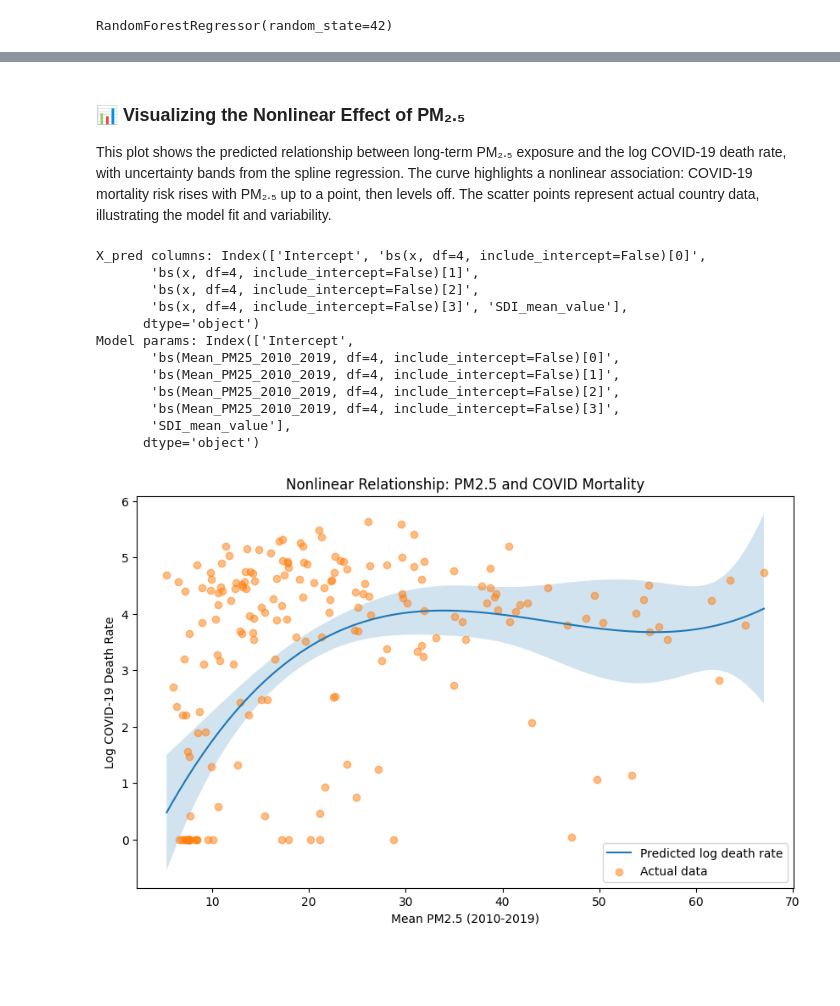
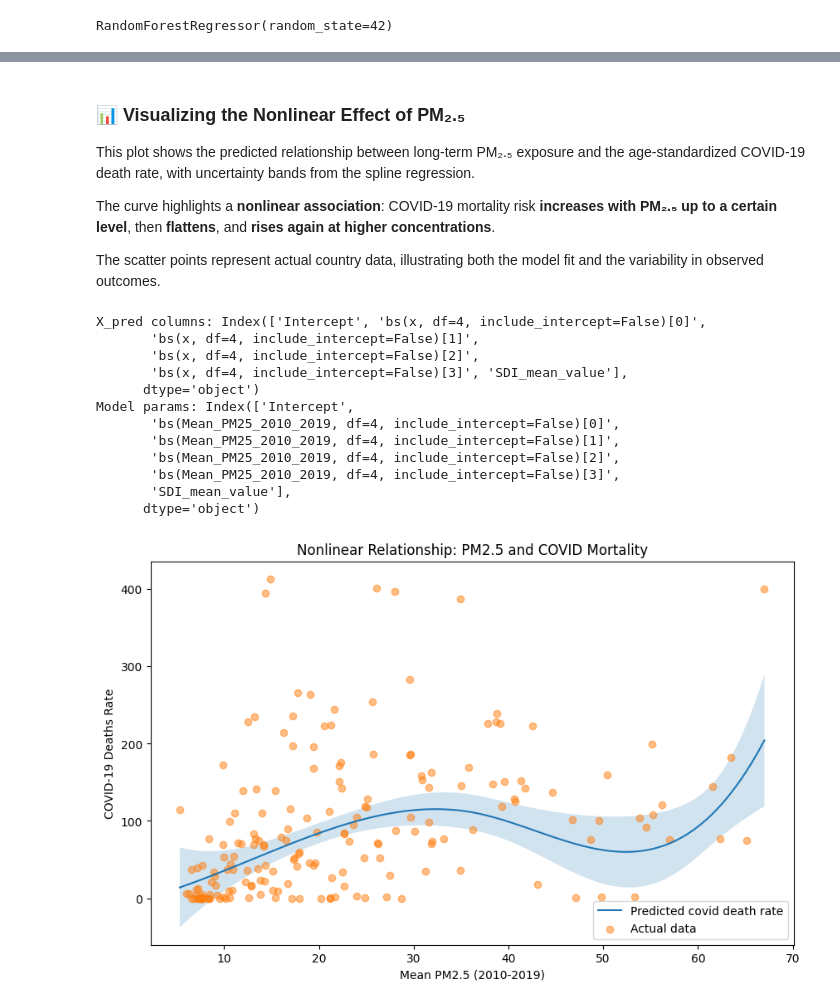
Before and after one commit to ibrahim-sisar/ET6-CDSP-group-09-repo, a Jupyter notebook: 4_data_analysis/covid_mortality_advanced_modeling.ipynb, the cells around one changed output, grey strips where cells are left out. Cells and saved outputs as stored; diff of their text form; code cells hidden in the pictures; blank space fills up the shorter version.

Commit message:
added the new analysis for the new dataset (age-standardized) and the mds

```diff
--- a/4_data_analysis/covid_mortality_advanced_modeling.ipynb
+++ b/4_data_analysis/covid_mortality_advanced_modeling.ipynb
@@ -22,7 +22,7 @@ import statsmodels.regression.quantile_regression as qr
 # %% [markdown]
 ### 📁 Dataset Read & Preview
 # %%
-df = pd.read_csv("../1_datasets/final_datasets/final_merged_covid_pm25_sdi.csv")
+df = pd.read_csv("../1_datasets/final_datasets/final_merged_covid_sdi_pm2.5.csv")
 df.head()
 # %% [output]
 |  | Country | COVID_Deaths_Rate | upper | lower | Mean_PM25_2010_2019 | Year | SDI_mean_value |
@@ -37,8 +42,7 @@ We use a Random Forest model to predict the (log-transformed) COVID-19 death rat
 # %%
-df["log_death_rate"] = np.log(df["COVID_Deaths_Rate"])
 
 X = df[["Mean_PM25_2010_2019", "SDI_mean_value"]]
-y = df["log_death_rate"]
+y = df["COVID_Deaths_Rate"]
 
 X_train, X_test, y_train, y_test = train_test_split(
     X, y, test_size=0.3, random_state=100
@@ -106,5 +120,5 @@ To capture potential nonlinear effects of PM₂.₅ on COVID-19 mortality, we fi
 # %%
-df["log_death_rate"] = np.log(df["COVID_Deaths_Rate"] + 1)
+
 
 pm25_spline = dmatrix(
     "bs(Mean_PM25_2010_2019, df=4, include_intercept=False)",
@@ -114,7 +128,7 @@ pm25_spline = dmatrix(
 
 X = pd.concat([pm25_spline, df["SDI_mean_value"]], axis=1)
 X = sm.add_constant(X)
-y = df["log_death_rate"]
+y = df["COVID_Deaths_Rate"]
 
 model = sm.OLS(y, X).fit()
 print(model.summary())
@@ -138,7 +152,12 @@ Notes:
 [1] Standard Errors assume that the covariance matrix of the errors is correctly specified.
 # %% [markdown]
 ### 📊 Visualizing the Nonlinear Effect of PM₂.₅
-This plot shows the predicted relationship between long-term PM₂.₅ exposure and the log COVID-19 death rate, with uncertainty bands from the spline regression. The curve highlights a nonlinear association: COVID-19 mortality risk rises with PM₂.₅ up to a point, then levels off. The scatter points represent actual country data, illustrating the model fit and variability.
+
+This plot shows the predicted relationship between long-term PM₂.₅ exposure and the age-standardized COVID-19 death rate, with uncertainty bands from the spline regression.
+
+The curve highlights a **nonlinear association**: COVID-19 mortality risk **increases with PM₂.₅ up to a certain level**, then **flattens**, and **rises again at higher concentrations**.
+
+The scatter points represent actual country data, illustrating both the model fit and the variability in observed outcomes.
 # %%
 pm25_range = np.linspace(
     df["Mean_PM25_2010_2019"].min(), df["Mean_PM25_2010_2019"].max(), 100
@@ -168,36 +187,36 @@ pred_df = pd.DataFrame(
         "PM25": pm25_range,
         "Predicted": pred_summary["mean"],
         "CI_low": pred_summary["mean_ci_lower"],
         "CI_high": pred_summary["mean_ci_upper"],
     }
 )
 
 
 # Plot results
 plt.figure(figsize=(10, 6))
-plt.plot(pred_df["PM25"], pred_df["Predicted"], label="Predicted log death rate")
+plt.plot(pred_df["PM25"], pred_df["Predicted"], label="Predicted covid death rate")
 plt.fill_between(pred_df["PM25"], pred_df["CI_low"], pred_df["CI_high"], alpha=0.2)
 plt.scatter(
-    df["Mean_PM25_2010_2019"], df["log_death_rate"], alpha=0.5, label="Actual data"
+    df["Mean_PM25_2010_2019"], df["COVID_Deaths_Rate"], alpha=0.5, label="Actual data"
 )
 plt.xlabel("Mean PM2.5 (2010-2019)")
-plt.ylabel("Log COVID-19 Death Rate")
+plt.ylabel("COVID-19 Deaths Rate")
 plt.title("Nonlinear Relationship: PM2.5 and COVID Mortality")
 plt.legend()
 plt.show()
 # %% [output]
 X_pred columns: Index(['Intercept', 'bs(x, df=4, include_intercept=False)[0]',
        'bs(x, df=4, include_intercept=False)[1]',
        'bs(x, df=4, include_intercept=False)[2]',
        'bs(x, df=4, include_intercept=False)[3]', 'SDI_mean_value'],
       dtype='object')
 Model params: Index(['Intercept',
        'bs(Mean_PM25_2010_2019, df=4, include_intercept=False)[0]',
        'bs(Mean_PM25_2010_2019, df=4, include_intercept=False)[1]',
        'bs(Mean_PM25_2010_2019, df=4, include_intercept=False)[2]',
        'bs(Mean_PM25_2010_2019, df=4, include_intercept=False)[3]',
        'SDI_mean_value'],
       dtype='object')
-[figure, old version]
+[figure, new version]
 # %% [markdown]
 ### 🔄 Modeling Interaction: PM₂.₅ and SDI
```
Also changed, not shown: parts of 19 cells of this notebook.
